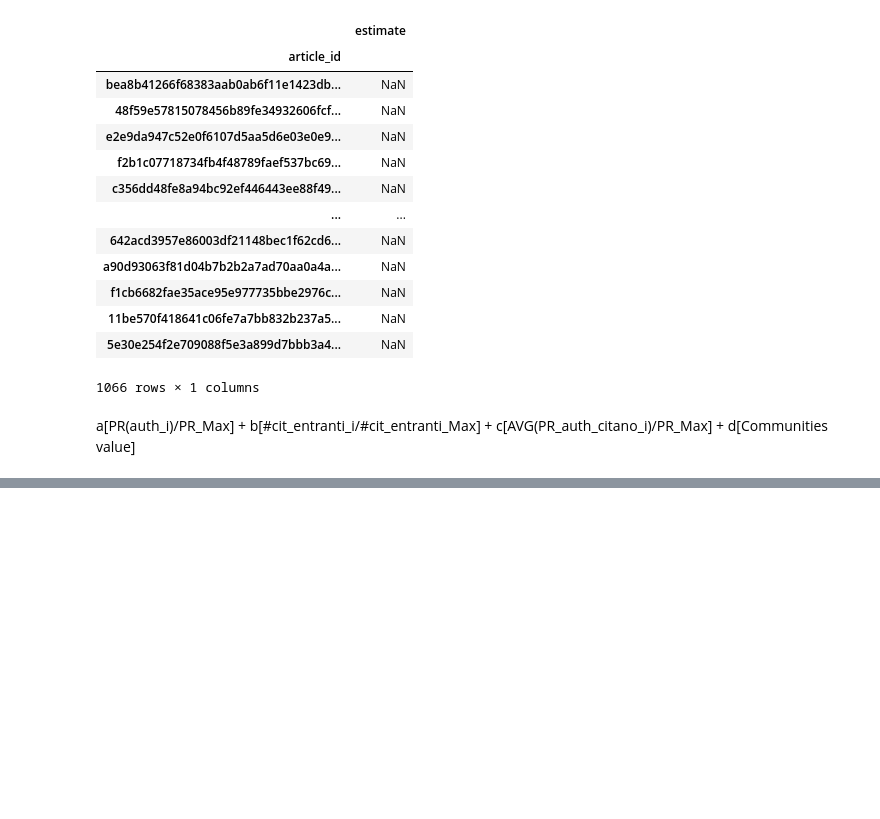
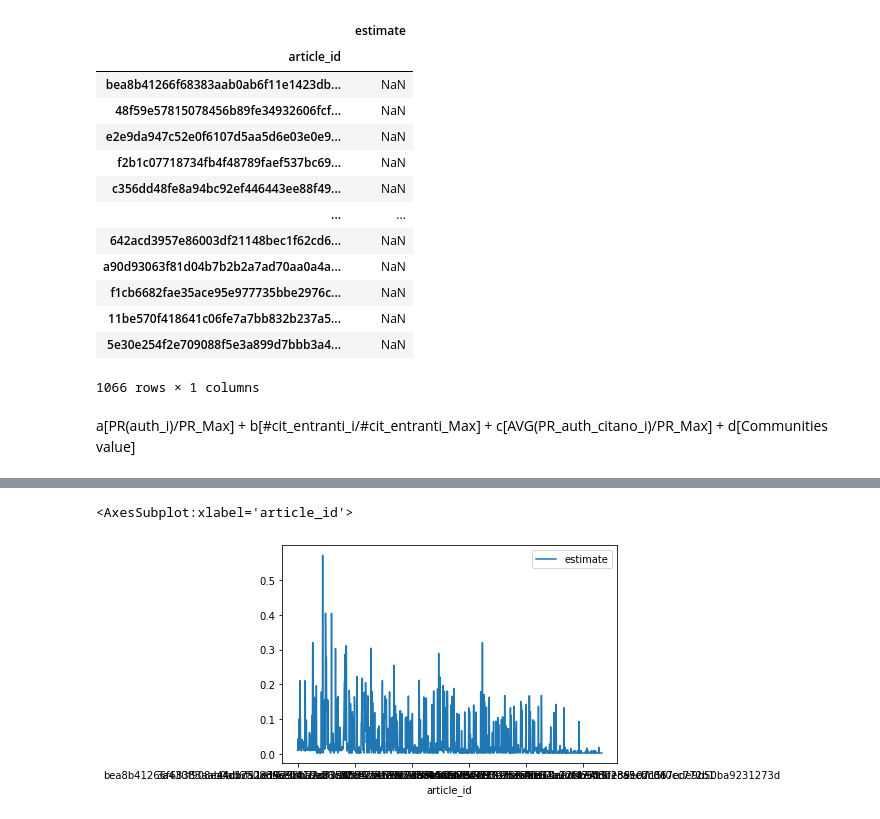
Before and after one commit to matteo-Donofrio-unipi/Master_Degree_Thesis, a Jupyter notebook: CALCOLO FORMULA FINALE/Final Formula .ipynb, the cells around one changed output, grey strips where cells are left out. Cells and saved outputs as stored; diff of their text form; code cells hidden in the pictures; blank space fills up the shorter version.

```diff
--- a/CALCOLO FORMULA FINALE/Final Formula .ipynb
+++ b/CALCOLO FORMULA FINALE/Final Formula .ipynb
@@ -612,0 +374,51 @@ stima_veridicita_articoli
+# %%
+#DISTANZA TRA COMMUNITIES CON AVG OF AVG
+
+stima = []
+
+a = 0.2
+b = 0.2
+c = 0.2
+d = 0.4
+
+for m in msg_DB: #per ogni articolo
+
+
+    #individuo autore
+    autore = DB_AA_originale[DB_AA_originale['FromNodeId']==m]['From_Author_Pub_Key'].values[0]
+
+    #individuo PR autore
+    PR_autore = PR_df[PR_df['Author']==autore]['PR_values'].values[0]
+
+    #individuo num cit entranti
+    num_cit_entranti = len(DB_AA_originale[DB_AA_originale['To_Author_Pub_key']==autore])
+
+    #individuo autori che lo citano
+    autori_citanti = DB_AA_originale[DB_AA_originale['To_Author_Pub_key']==autore]['From_Author_Pub_Key'].values
+
+    if(len(autori_citanti)>0):
+        AVG_PR_autori_citanti = PR_df[PR_df['Author'].isin(autori_citanti)]['PR_values'].values.mean()
+    else:
+        AVG_PR_autori_citanti = 0
+
+
+    #calcolo la distanza media tra le communities che mi citano
+    communities_citanti = []
+
+    for i in autori_citanti:
+        for j in range(len(Communities_splitted)):
+            if(i in Communities_splitted.loc[j]['authors'] ):
+                communities_citanti.append(j)
+
+    communities_citanti = np.unique(communities_citanti)
+
+    Avg_of_hop_avg_dist = computeAvgOfHopAvgDist(communities_citanti)
+
+    stima_veridicita_articoli.loc[m]['estimate'] = a*(PR_autore/PR_Max) + b*(num_cit_entranti/cit_entranti_max) + c*(AVG_PR_autori_citanti/PR_Max) + d*(Avg_of_hop_avg_dist/max_len)
+
+
+
+stima_veridicita_articoli.plot()
+# %% [output]
+<AxesSubplot:xlabel='article_id'>
+[figure, added]
```
Also changed, not shown: parts of 42 cells of this notebook.
